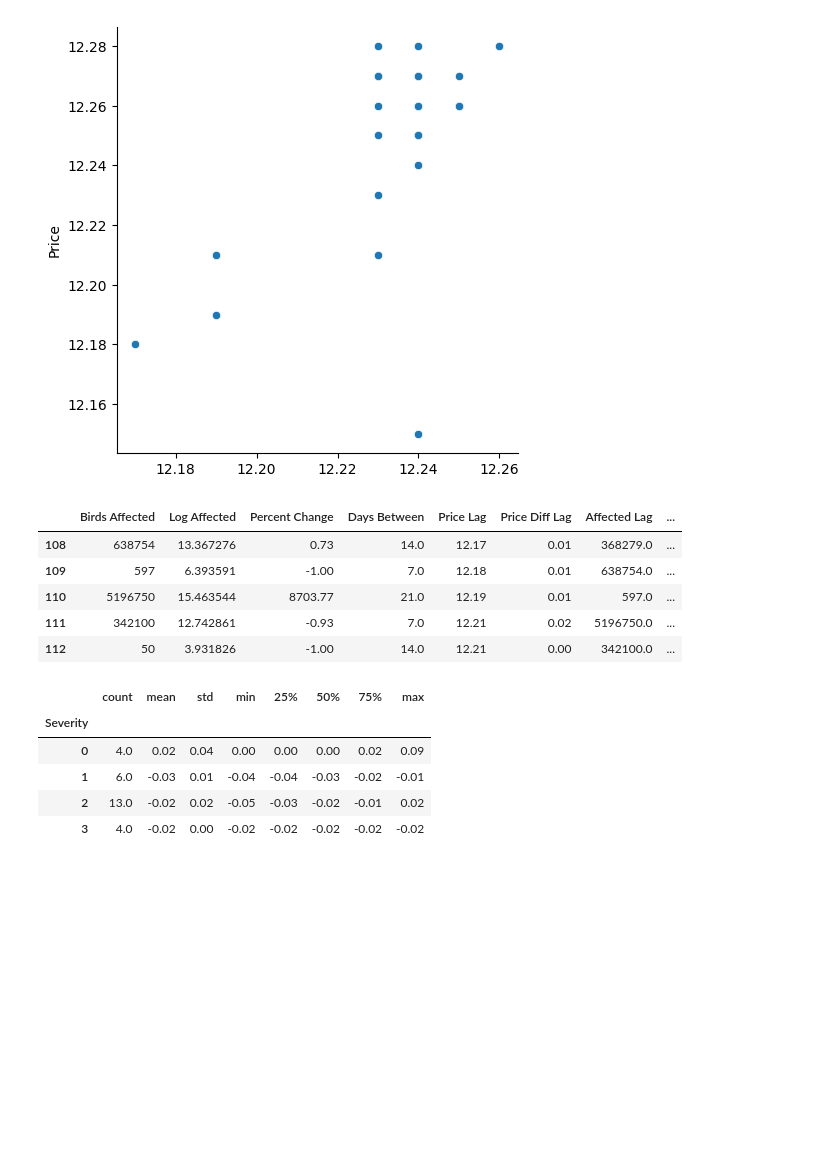
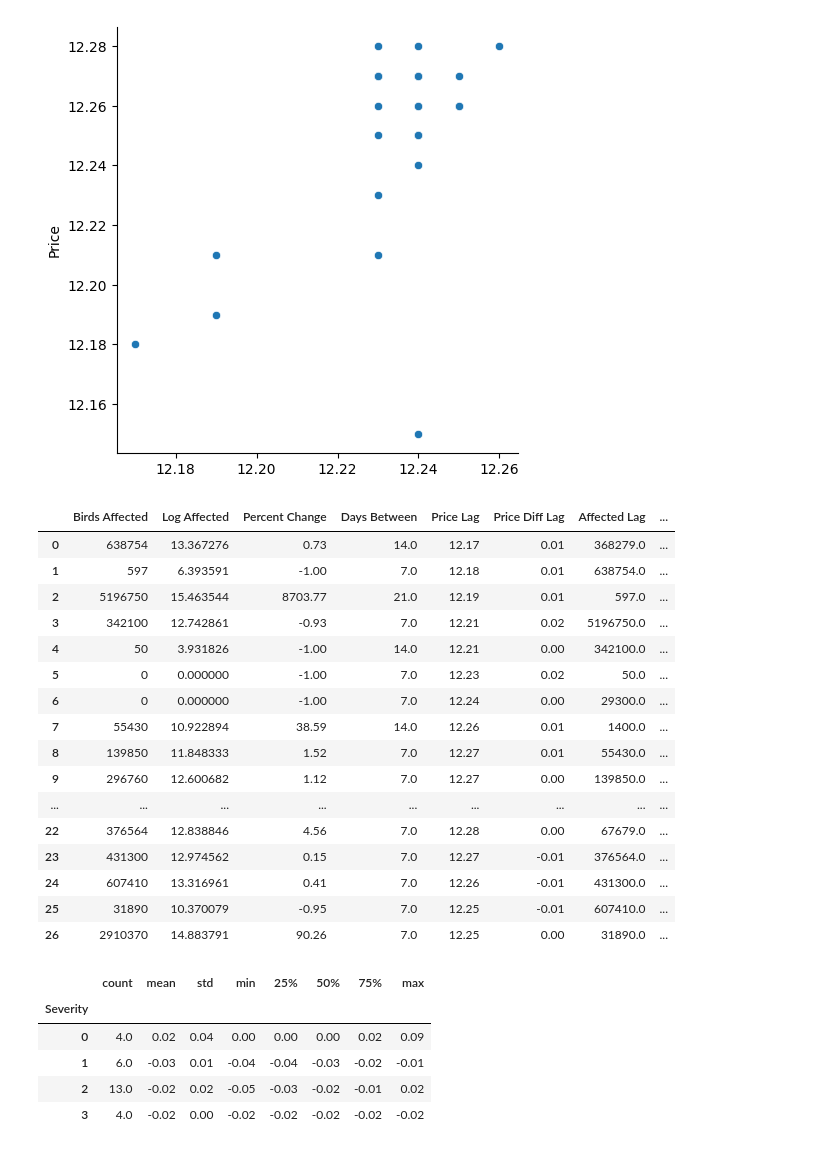
Before and after one commit to bhagatjeetd/CS_163_project, a Jupyter notebook: Affected_Birds_Analysis.ipynb, the cells around one changed output. Cells and saved outputs as stored; diff of their text form; code cells hidden in the pictures; blank space fills up the shorter version.

```diff
--- a/Affected_Birds_Analysis.ipynb
+++ b/Affected_Birds_Analysis.ipynb
@@ -255,16 +255,28 @@ sns.relplot(x=y_pred, y=y_test)
 # %%
 #Model results preview
 chicken_test_data = X_test
 chicken_test_data['Price Predicted'] = y_pred
 chicken_test_data['Price Actual'] = y_test
-chicken_test_data.head()
+chicken_test_data = chicken_test_data.reset_index(drop=True)
+chicken_test_data
 # %% [output]
 |  | Birds Affected | Log Affected | Percent Change | Days Between | Price Lag | Price Diff Lag | Affected Lag | ... |
-| 108 | 638754 | 13.367276 | 0.73 | 14.0 | 12.17 | 0.01 | 368279.0 | ... |
-| 109 | 597 | 6.393591 | -1.00 | 7.0 | 12.18 | 0.01 | 638754.0 | ... |
-| 110 | 5196750 | 15.463544 | 8703.77 | 21.0 | 12.19 | 0.01 | 597.0 | ... |
-| 111 | 342100 | 12.742861 | -0.93 | 7.0 | 12.21 | 0.02 | 5196750.0 | ... |
-| 112 | 50 | 3.931826 | -1.00 | 14.0 | 12.21 | 0.00 | 342100.0 | ... |
+| 0 | 638754 | 13.367276 | 0.73 | 14.0 | 12.17 | 0.01 | 368279.0 | ... |
+| 1 | 597 | 6.393591 | -1.00 | 7.0 | 12.18 | 0.01 | 638754.0 | ... |
+| 2 | 5196750 | 15.463544 | 8703.77 | 21.0 | 12.19 | 0.01 | 597.0 | ... |
+| 3 | 342100 | 12.742861 | -0.93 | 7.0 | 12.21 | 0.02 | 5196750.0 | ... |
+| 4 | 50 | 3.931826 | -1.00 | 14.0 | 12.21 | 0.00 | 342100.0 | ... |
+| 5 | 0 | 0.000000 | -1.00 | 7.0 | 12.23 | 0.02 | 50.0 | ... |
+| 6 | 0 | 0.000000 | -1.00 | 7.0 | 12.24 | 0.00 | 29300.0 | ... |
+| 7 | 55430 | 10.922894 | 38.59 | 14.0 | 12.26 | 0.01 | 1400.0 | ... |
+| 8 | 139850 | 11.848333 | 1.52 | 7.0 | 12.27 | 0.01 | 55430.0 | ... |
+| 9 | 296760 | 12.600682 | 1.12 | 7.0 | 12.27 | 0.00 | 139850.0 | ... |
+| ... | ... | ... | ... | ... | ... | ... | ... | ... |
+| 22 | 376564 | 12.838846 | 4.56 | 7.0 | 12.28 | 0.00 | 67679.0 | ... |
+| 23 | 431300 | 12.974562 | 0.15 | 7.0 | 12.27 | -0.01 | 376564.0 | ... |
+| 24 | 607410 | 13.316961 | 0.41 | 7.0 | 12.26 | -0.01 | 431300.0 | ... |
+| 25 | 31890 | 10.370079 | -0.95 | 7.0 | 12.25 | -0.01 | 607410.0 | ... |
+| 26 | 2910370 | 14.883791 | 90.26 | 7.0 | 12.25 | 0.00 | 31890.0 | ... |
 # %%
 #Price prediction interval
 price_interval = pd.DataFrame(columns=['Severity', 'Price Diff'])
```
Also changed, not shown: parts of 10 cells of this notebook.
